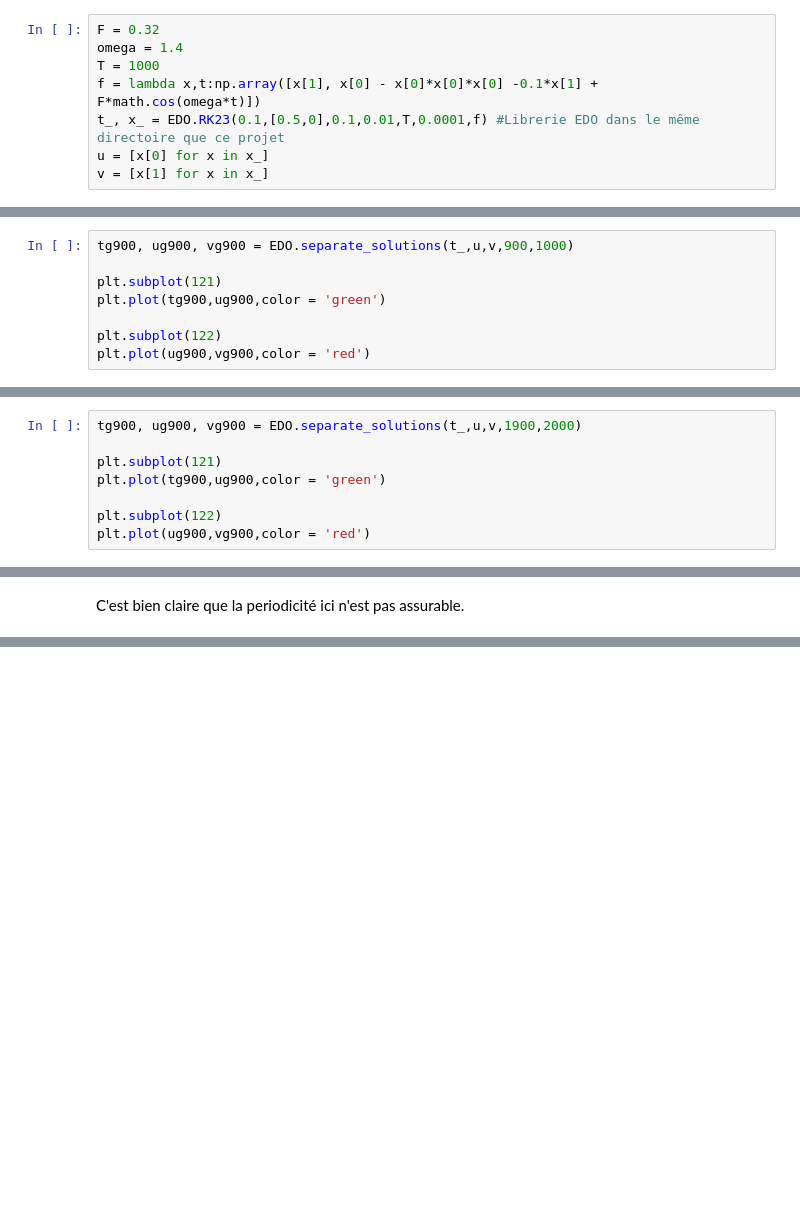
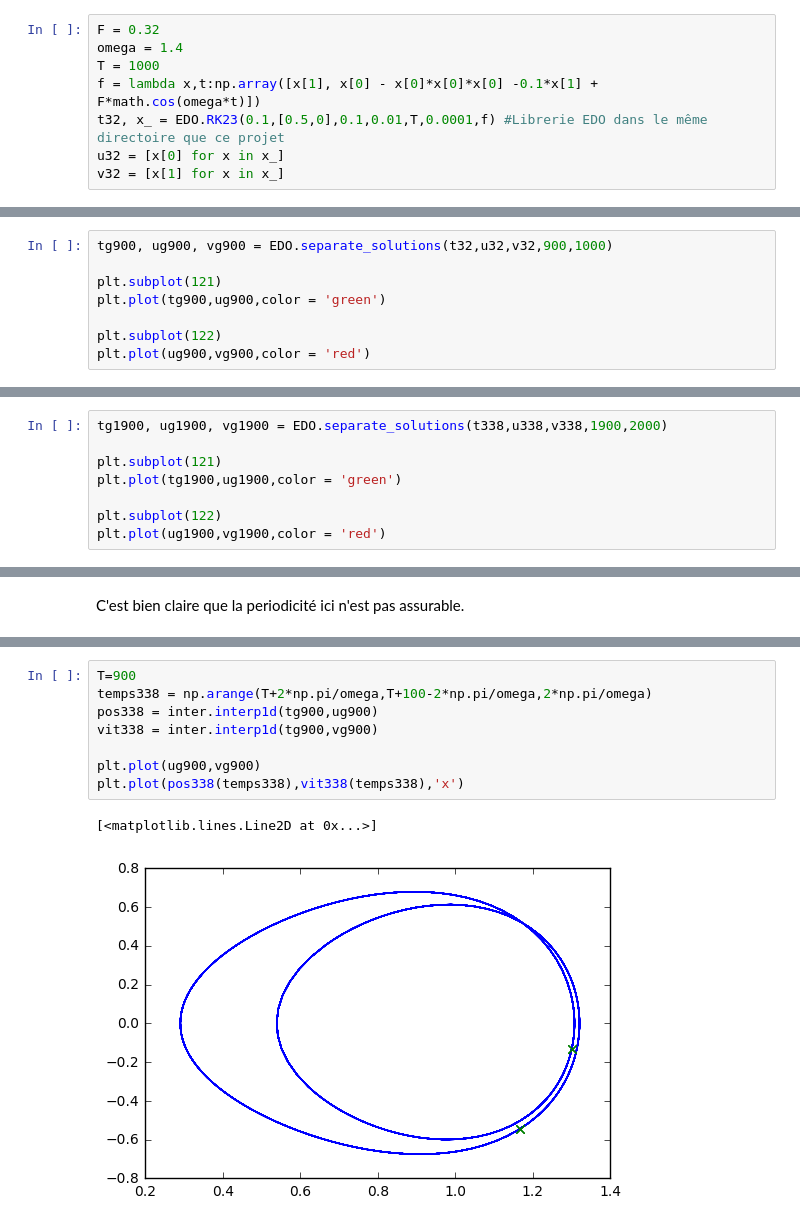
Before and after one commit to DiegoAsterio/equa-diff-3M236, a Jupyter notebook: 3M236_projet.ipynb, the cells around one changed output, grey strips where cells are left out. Cells and saved outputs as stored; diff of their text form; blank space fills up the shorter version.

```diff
--- a/3M236_projet.ipynb
+++ b/3M236_projet.ipynb
@@ -411,13 +412,13 @@ F = 0.32
 omega = 1.4
 T = 1000
 f = lambda x,t:np.array([x[1], x[0] - x[0]*x[0]*x[0] -0.1*x[1] + F*math.cos(omega*t)])
-t_, x_ = EDO.RK23(0.1,[0.5,0],0.1,0.01,T,0.0001,f) #Librerie EDO dans le même directoire que ce projet
-u = [x[0] for x in x_]
-v = [x[1] for x in x_]
+t32, x_ = EDO.RK23(0.1,[0.5,0],0.1,0.01,T,0.0001,f) #Librerie EDO dans le même directoire que ce projet
+u32 = [x[0] for x in x_]
+v32 = [x[1] for x in x_]
 # %% [markdown]
 Comme on prevu que il tend vers un comportement periodique on etude le portrait de phase pour $t \in [T-100,T]$
 # %%
-tg900, ug900, vg900 = EDO.separate_solutions(t_,u,v,900,1000)
+tg900, ug900, vg900 = EDO.separate_solutions(t32,u32,v32,900,1000)
 
 plt.subplot(121)
 plt.plot(tg900,ug900,color = 'green')
@@ -459,11 +460,11 @@ v = [x[1] for x in x_]
 # %%
-tg900, ug900, vg900 = EDO.separate_solutions(t_,u,v,1900,2000)
+tg1900, ug1900, vg1900 = EDO.separate_solutions(t338,u338,v338,1900,2000)
 
 plt.subplot(121)
-plt.plot(tg900,ug900,color = 'green')
+plt.plot(tg1900,ug1900,color = 'green')
 
 plt.subplot(122)
-plt.plot(ug900,vg900,color = 'red')
+plt.plot(ug1900,vg1900,color = 'red')
 # %% [output]
 [<matplotlib.lines.Line2D at 0x...>]
 [figure]
@@ -513,0 +539,11 @@ Pour finir cet exercice on va étudier la periodicité pour un oscillateur forc
+# %%
+T=900
+temps338 = np.arange(T+2*np.pi/omega,T+100-2*np.pi/omega,2*np.pi/omega)
+pos338 = inter.interp1d(tg900,ug900)
+vit338 = inter.interp1d(tg900,vg900)
+
+plt.plot(ug900,vg900)
+plt.plot(pos338(temps338),vit338(temps338),'x')
+# %% [output]
+[<matplotlib.lines.Line2D at 0x...>]
+[figure, added]
```
Also changed, not shown: parts of 23 cells of this notebook.
